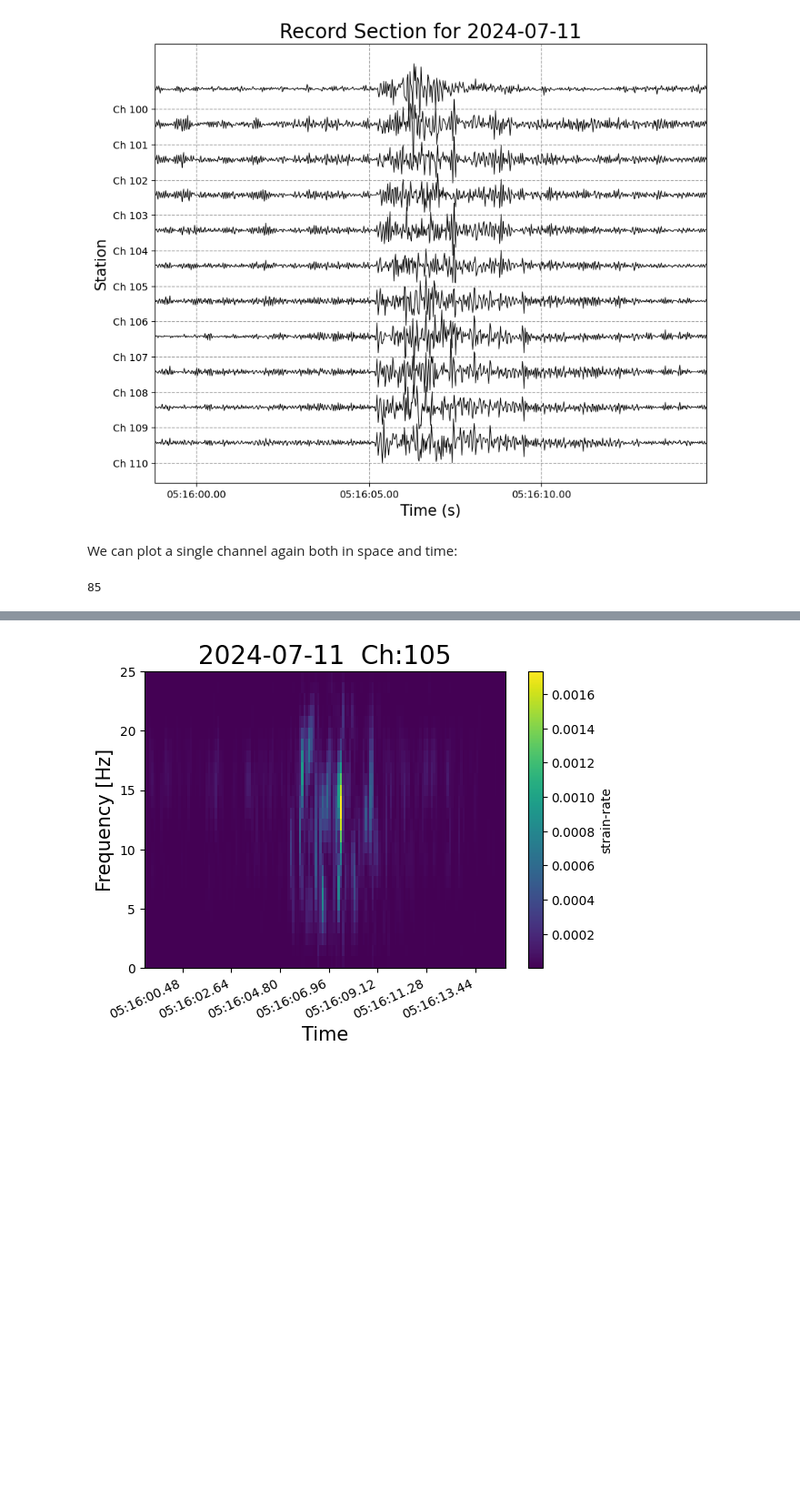
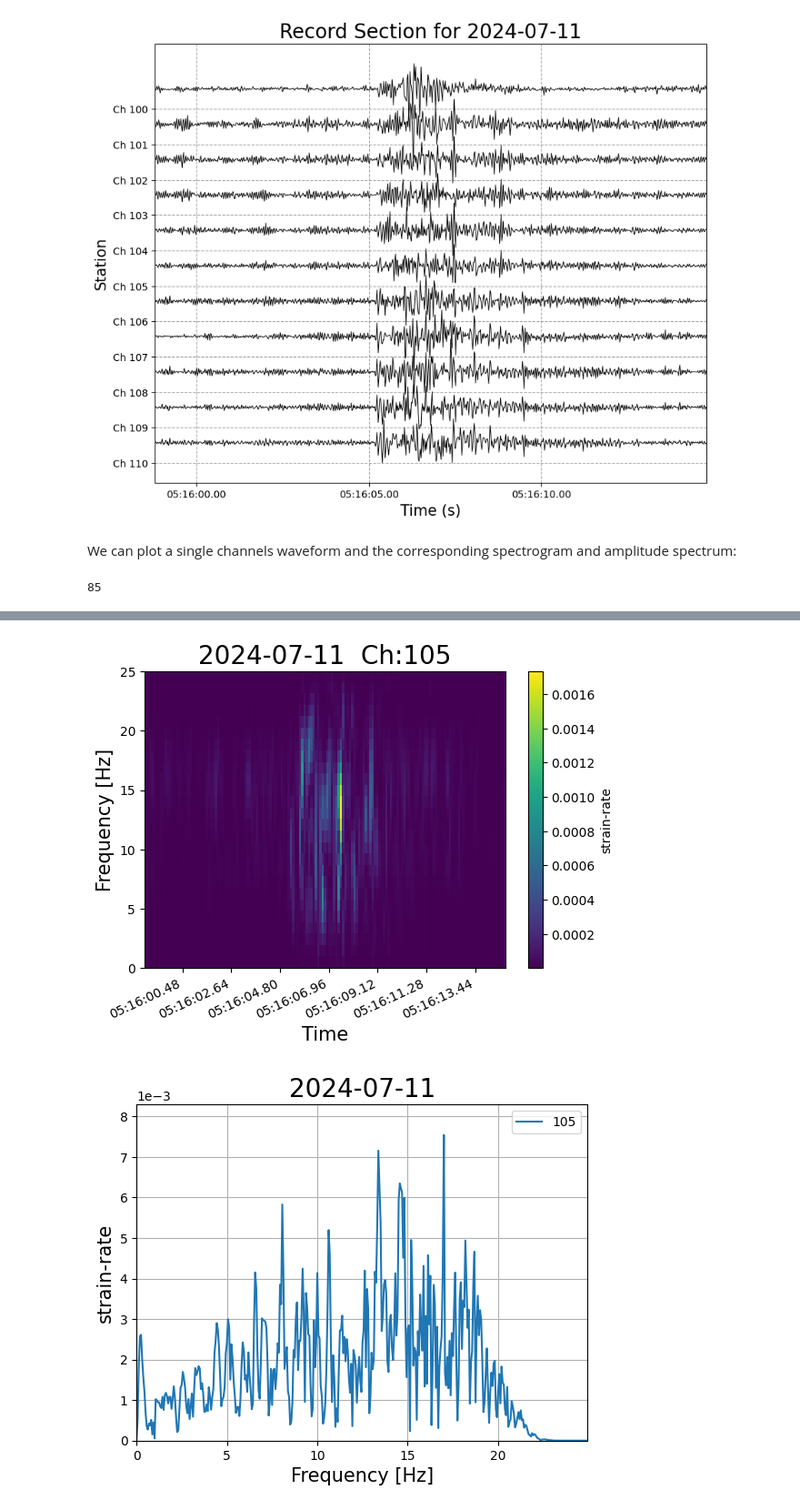
Before and after one commit to Doctus5/fobench, a Jupyter notebook: tutorials/Fobech_basics.ipynb, the cells around one changed output, grey strips where cells are left out. Shown at 91% size. Drawn from its saved outputs; the diff is of its cells as text; code cells hidden in the pictures; blank space fills up the shorter version.

```diff
--- a/tutorials/Fobech_basics.ipynb
+++ b/tutorials/Fobech_basics.ipynb
@@ -140,12 +145,14 @@ das.plot_record_section((100, 110))
 # %% [output]
 [figure]
 # %% [markdown]
-We can plot a single channel again both in space and time:
+We can plot a single channels waveform and the corresponding spectrogram and amplitude spectrum:
 # %%
 ch = 105
 das.channel_plot(ch)
 das.channel_spectrogram(ch)
+das.spectrum(channels=ch)
 # %% [output]
 85
 [figure]
 [figure]
+[figure, added]
```
Also changed, not shown: parts of 11 cells of this notebook.
